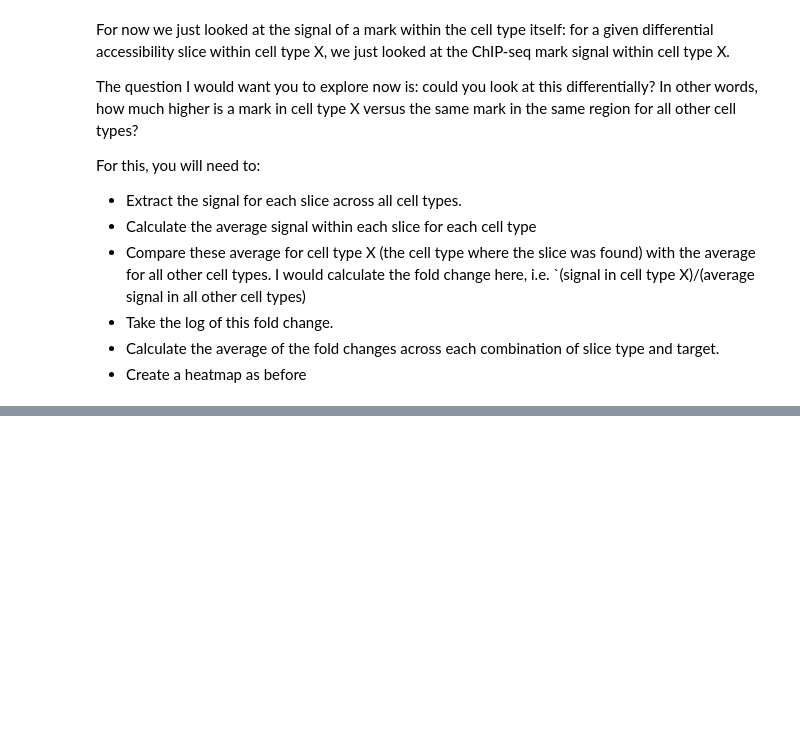
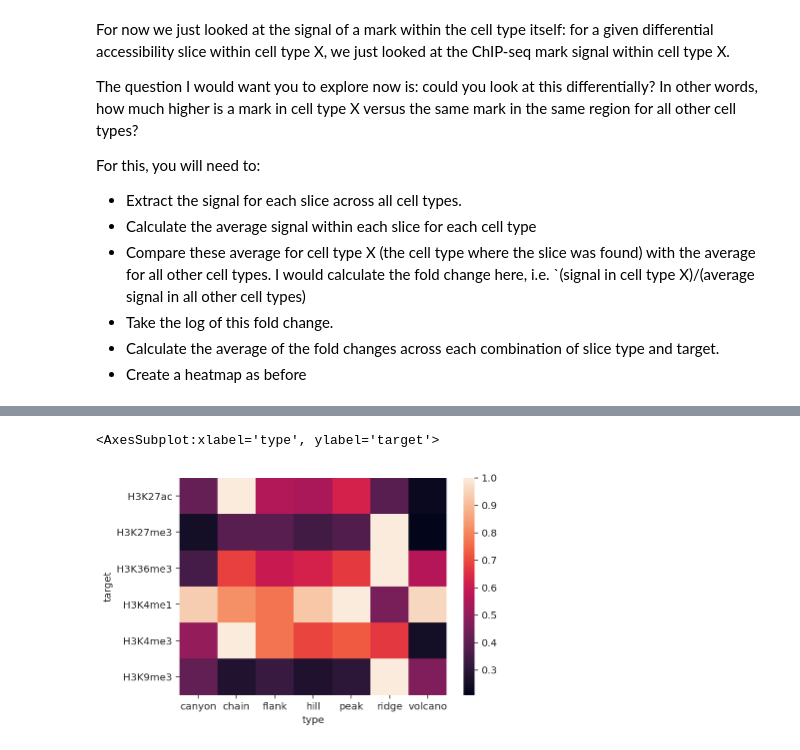
Before and after one commit to zouter/ChromatinHD_manuscript, a Jupyter notebook: code/4-likelihood/marks/2-explore.ipynb, the cells around one changed output, grey strips where cells are left out. Cells and saved outputs as stored; diff of their text form; code cells hidden in the pictures; blank space fills up the shorter version.

```diff
--- a/code/4-likelihood/marks/2-explore.ipynb
+++ b/code/4-likelihood/marks/2-explore.ipynb
@@ -440,0 +612,6 @@ For this, you will need to:
+# %%
+# (comparison with the previous heatmap)
+sns.heatmap(signal_topologies_mean_norm[["H3K27ac", "H3K27me3", "H3K36me3", "H3K4me1", "H3K4me3", "H3K9me3"]].T)
+# %% [output]
+<AxesSubplot:xlabel='type', ylabel='target'>
+[figure, added]
```
Also changed, not shown: parts of 63 cells of this notebook.
